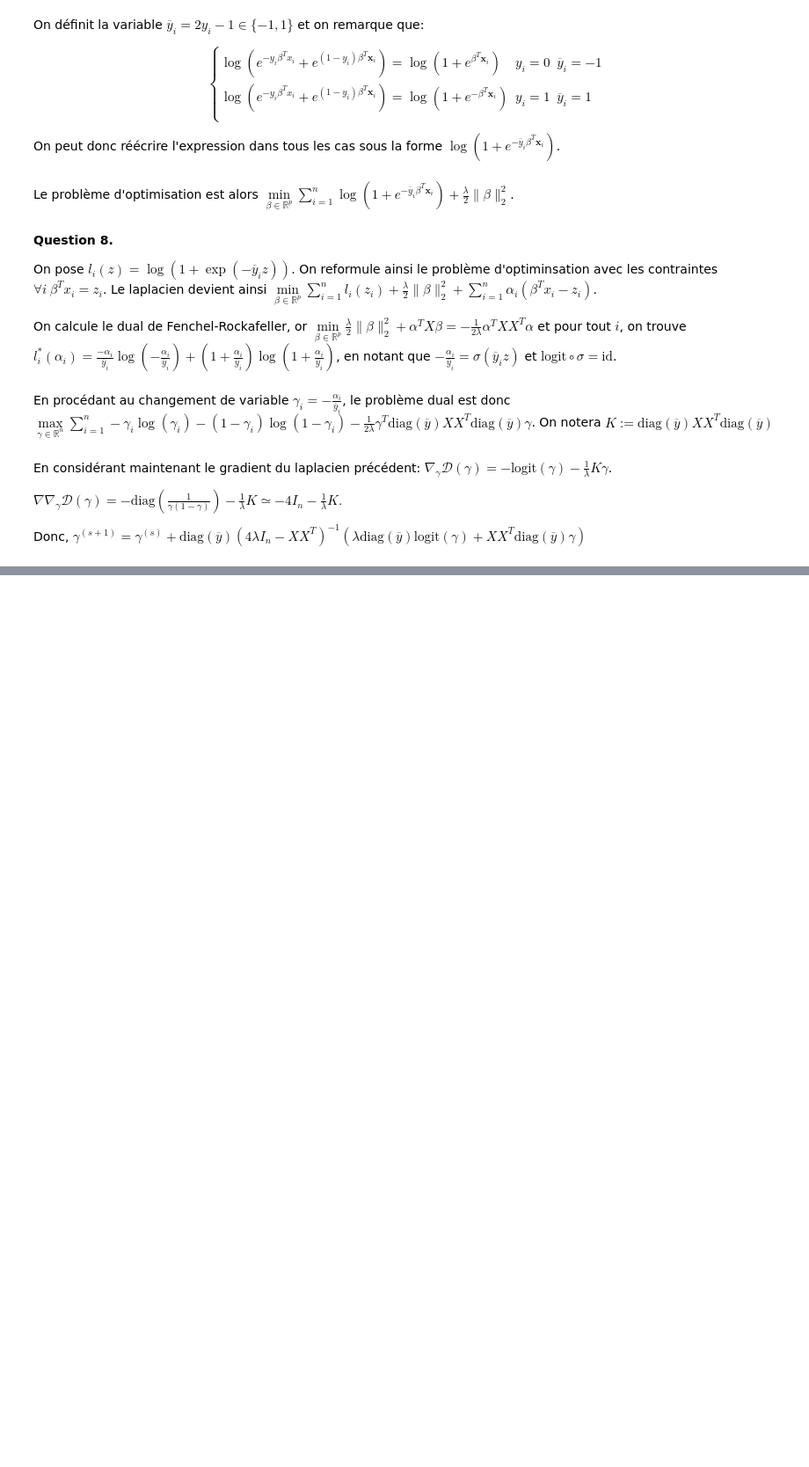
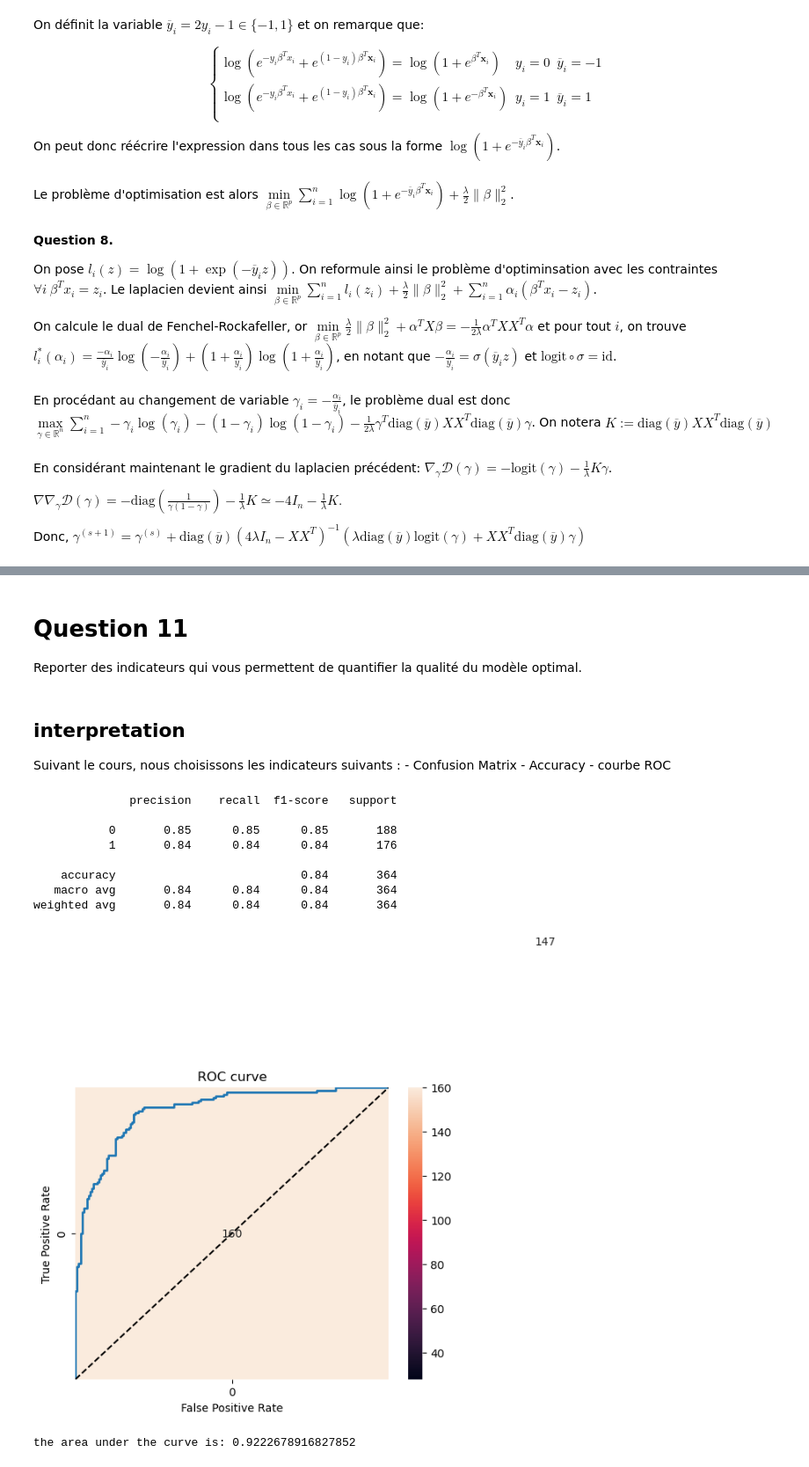
Before and after one commit to kerrianlc/kernel-regressors, a Jupyter notebook: tp2/kernel-regressors.ipynb, the cells around one changed output, grey strips where cells are left out. Shown at 88% size. Saved outputs shown, nothing was run; the diff lists cells and outputs as text; code cells hidden in the pictures; blank space fills up the shorter version.

```diff
--- a/tp2/kernel-regressors.ipynb
+++ b/tp2/kernel-regressors.ipynb
@@ -89,0 +209,67 @@ Donc, $\gamma^{(s+1)} = \gamma^{(s)} + \text{diag}(\overline y)(4\lambda I_n - X
+# %% [markdown]
+# Question 11
+Reporter des indicateurs qui vous permettent de quantifier la
+qualité du modèle optimal.
+# %% [markdown]
+## interpretation
+Suivant le cours, nous choisissons les indicateurs suivants :
+    -  Confusion Matrix
+    -  Accuracy
+    - courbe ROC
+# %%
+def question_11(best_C,penalty="l2"):
+
+    # get the best C
+    #best_C=61
+    model=LogisticRegression(penalty=penalty,C=best_C,max_iter=1000,solver="liblinear")
+    #compute the confusion matrix
+    import seaborn as sns
+    from sklearn.model_selection import cross_val_predict
+
+    y_pred = cross_val_predict(model,A.drop(columns=[target]),y=A[target], cv=5)
+    conf_mat = confusion_matrix(A[target], y_pred)
+    sns.heatmap(conf_mat, annot=True, fmt='g')
+    plt.xlabel("predicted")
+    plt.ylabel("actual")
+    plt.title(" Confusion matrix for the best C")
+
+    #Compute the classification report
+    print(classification_report(A[target], y_pred))
+
+    # compute the ROC curbs
+    from sklearn.metrics import roc_curve
+    from sklearn.metrics import roc_auc_score
+    from sklearn.model_selection import cross_val_predict
+    y_probas = cross_val_predict(model,A.drop(columns=[target]),y=A[target], cv=5, method="predict_proba")
+    y_scores = y_probas[:, 1] # score = proba of positive class
+    fpr, tpr, thresholds = roc_curve(A[target], y_scores)
+    plt.plot(fpr, tpr, linewidth=2)
+    plt.plot([0, 1], [0, 1], 'k--')
+    plt.axis([0, 1, 0, 1])
+    plt.xlabel('False Positive Rate')
+    plt.ylabel('True Positive Rate')
+    plt.title("ROC curve")
+    plt.show()
+    # add the roc auc score
+    print("the area under the curve is:",roc_auc_score(A[target], y_scores))
+    # compute the precision recall curve
+    from sklearn.metrics import precision_recall_curve
+    precisions, recalls, thresholds = precision_recall_curve(A[target], y_scores)
+    plt.plot(recalls, precisions, linewidth=2)
+    plt.xlabel('Recall')
+    plt.ylabel('Precision')
+    plt.title("Precision recall curve")
+    plt.show()
+    return best_C,model,fpr,tpr,recalls,precisions
+best_C,model,fpr_l2,tpr_l2,recalls_l2,precisions_l2=question_11(best_C,penalty="l2")
+# %% [output]
+              precision    recall  f1-score   support
+
+           0       0.85      0.85      0.85       188
+           1       0.84      0.84      0.84       176
+
+    accuracy                           0.84       364
+   macro avg       0.84      0.84      0.84       364
+weighted avg       0.84      0.84      0.84       364
+[figure, added]
+the area under the curve is: 0.9222678916827852
```
Also changed, not shown: parts of 19 cells of this notebook.
